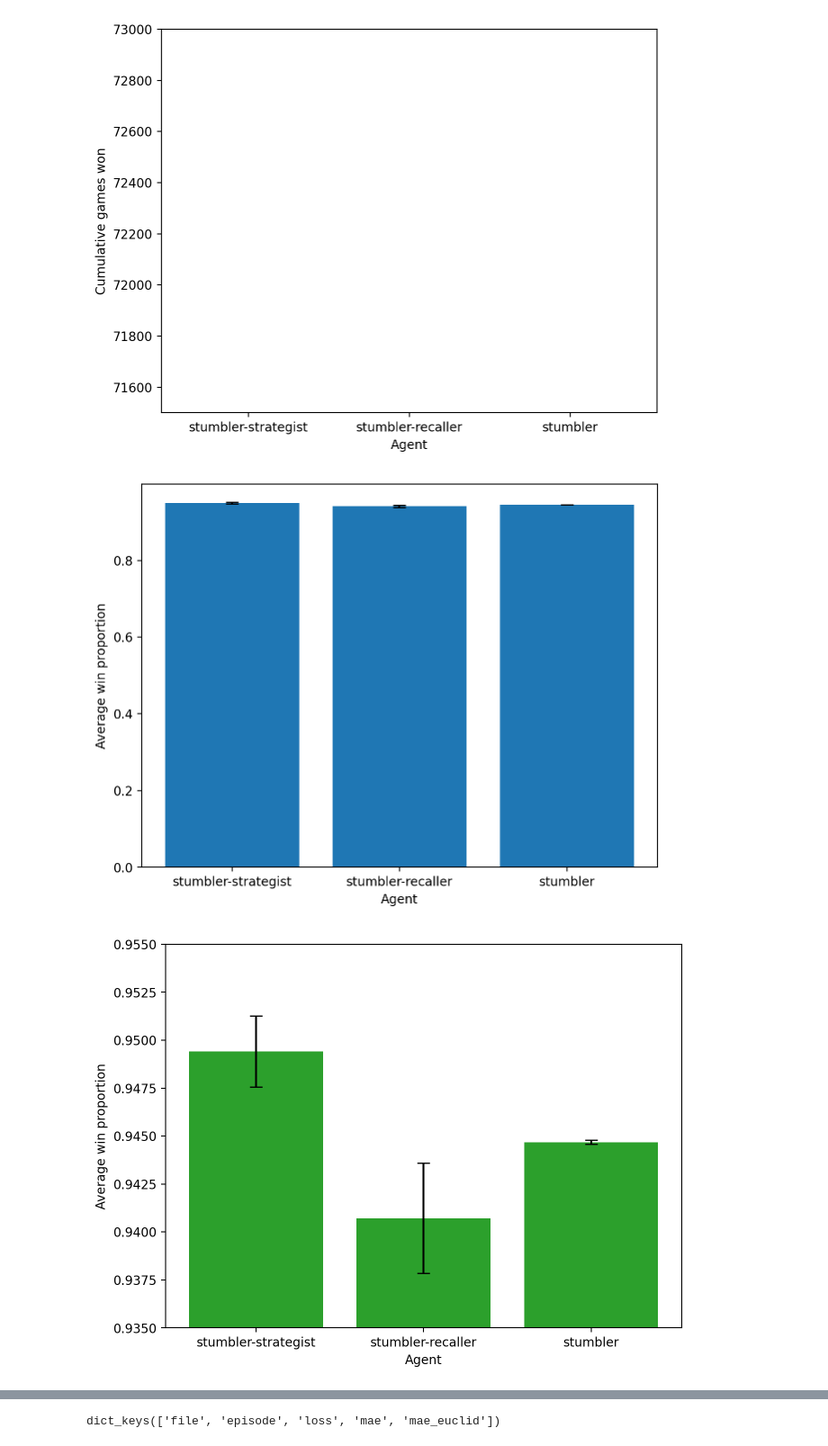
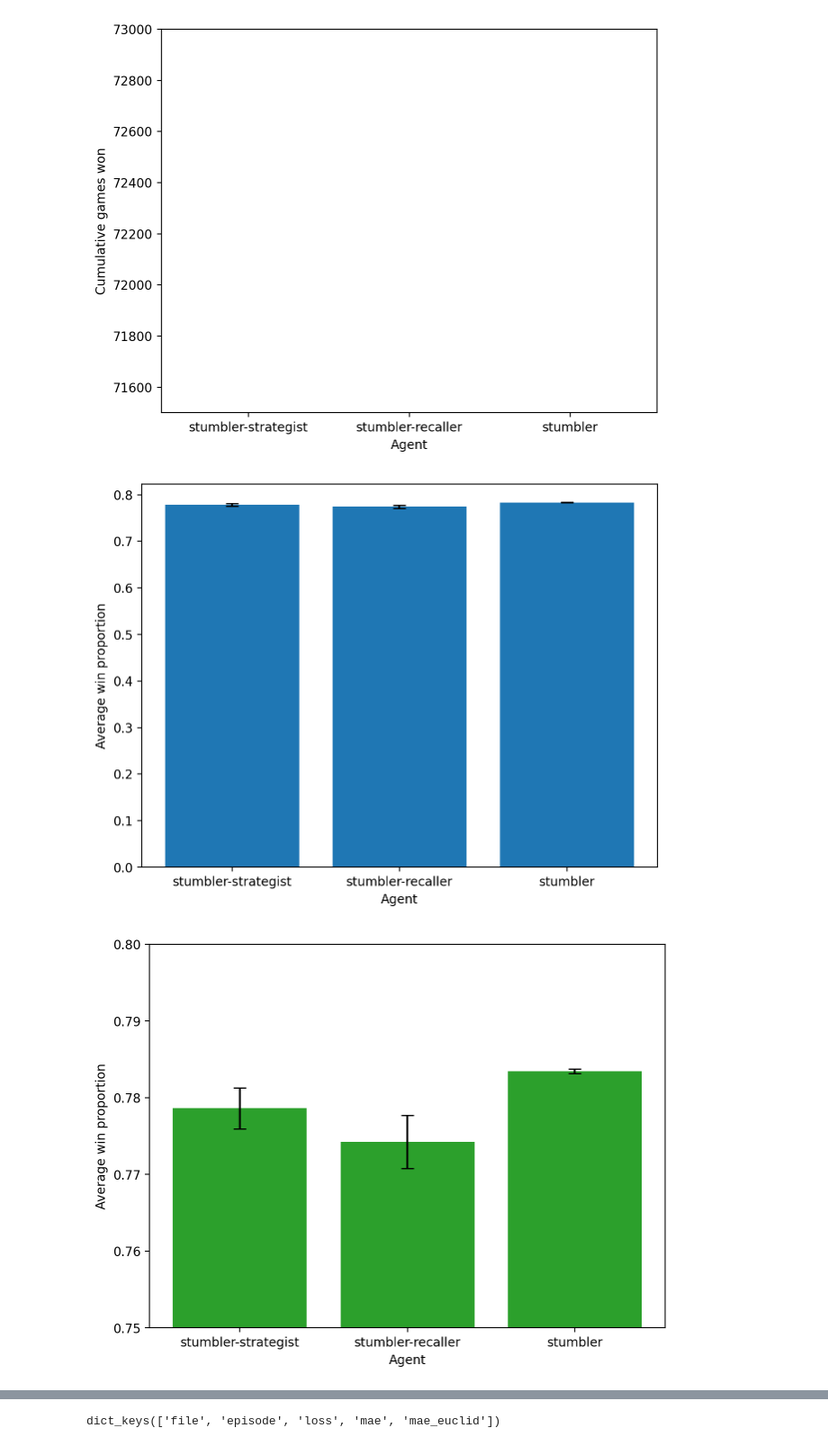
Before and after one commit to CoAxLab/azad-next-move, a Jupyter notebook: notebooks/wythoff_exp13_14.ipynb, the cells around one changed output, grey strips where cells are left out. Shown at 90% size. Drawn from its saved outputs; the diff is of its cells as text; code cells hidden in the pictures.

```diff
--- a/notebooks/wythoff_exp13_14.ipynb
+++ b/notebooks/wythoff_exp13_14.ipynb
@@ -38,7 +38,7 @@ for fi in files:
 path = "/Users/Jack/Desktop/PNC/CoAx/azad-next-move/data/wythoff/exp14/"
 
 exp_14 = []
-runs = range(1, 101)
+runs = range(1, 86)
 for r in runs:
     files = sorted(glob(os.path.join(path,
         "run_{}_episode*_stumbler*.csv".format(int(r)))))
@@ -49,7 +49,7 @@ for r in runs:
 path = "/Users/Jack/Desktop/PNC/CoAx/azad-next-move/data/wythoff/exp14_replay/"
 
 exp_14_replay = []
-runs = range(1, 101)
+runs = range(1, 86)
 for r in runs:
     files = sorted(glob(os.path.join(path,
         "run_{}_episode*_stumbler*.csv".format(int(r)))))
@@ -397,26 +397,26 @@ _ = plt.xlabel("Agent")
 _ = plt.ylabel("Average win proportion")
 _ = plt.xticks(range(3), labels = ["stumbler-strategist", "stumbler-recaller", "stumbler"])
 # %% [output]
-[figure, old version]
+[figure, new version]
 # %%
 plt.figure()
 
 plt.bar(range(3), [exp_14_avg[-1]        / max(episode_14),
                    exp_14_replay_avg[-1] / max(episode_14_replay),
                    exp_13_avg[-1]        / max(episode_13)],
              yerr=[exp_14_SE[-1]        / max(episode_14),
                    exp_14_replay_SE[-1] / max(episode_14_replay),
                    exp_13_SE[-1]        / max(episode_13)],
         color = 'C2',
         capsize=5)
 
 _ = plt.tight_layout()
-_ = plt.ylim(0.935, 0.955)
+_ = plt.ylim(0.75, 0.8)
 _ = plt.xlabel("Agent")
 _ = plt.ylabel("Average win proportion")
 _ = plt.xticks(range(3), labels = ["stumbler-strategist", "stumbler-recaller", "stumbler"])
 # %% [output]
-[figure, old version]
+[figure, new version]
 # %%
 plt.figure(figsize=(7, 2.5))
 _ = plt.plot(episode_13, exp_13_avg / episode_13, linestyle="--", color='grey', alpha=.5, linewidth=3, label="Stumbler alone")
```
Also changed, not shown: parts of 18 cells of this notebook, 3 other files.
